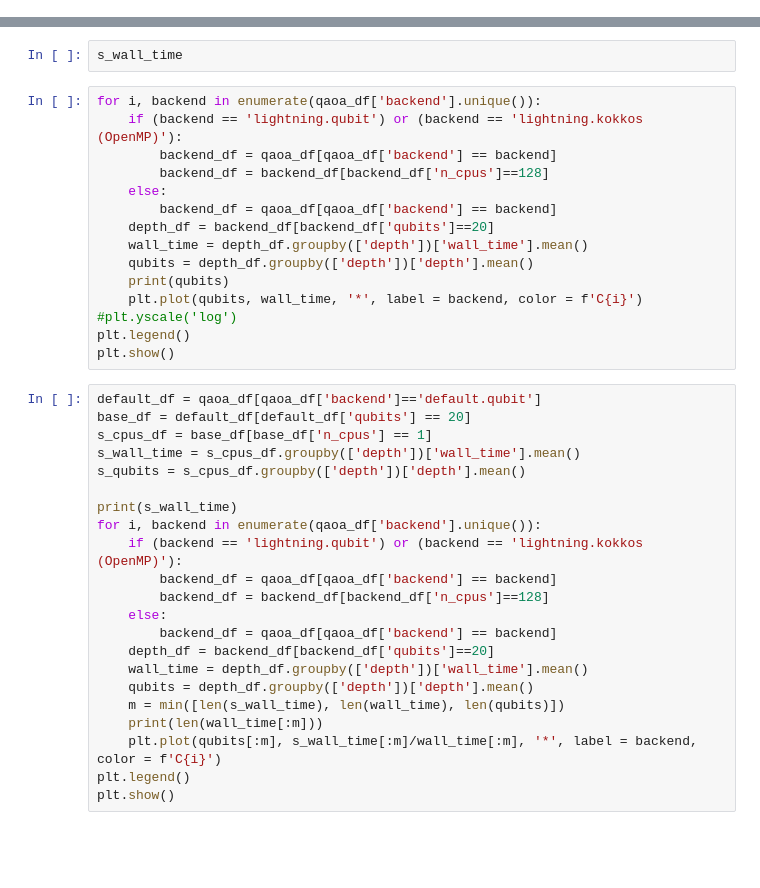
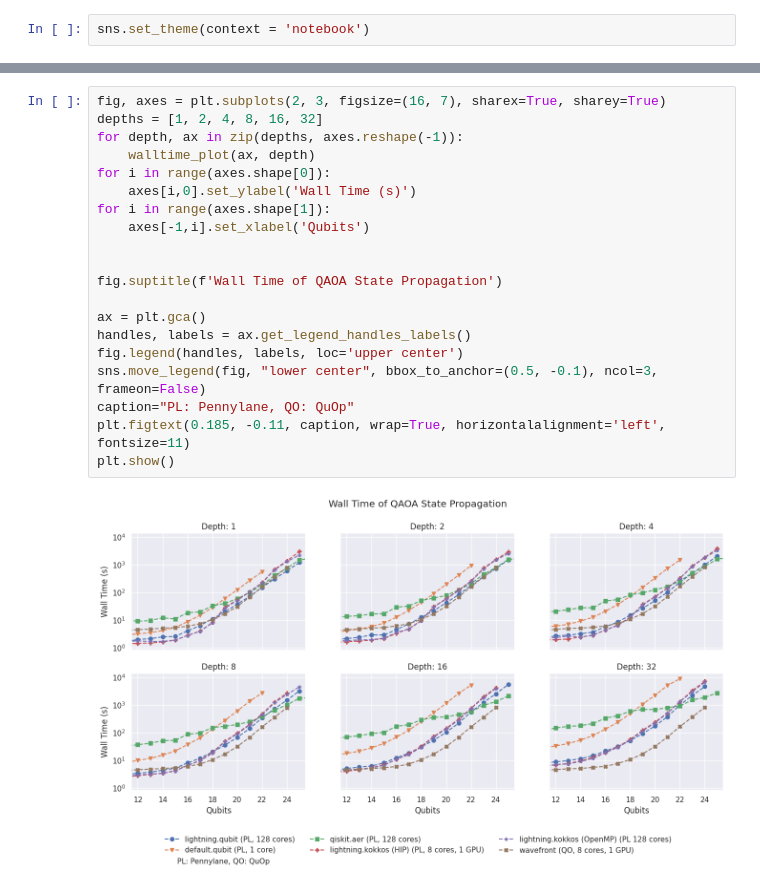
Before and after one commit to John-J-Tanner/Quantum_Benchmarking, a Jupyter notebook: analysis.ipynb, the cells around one changed output, grey strips where cells are left out. Cells and saved outputs as stored; diff of their text form; blank space fills up the shorter version.

Commit message:
plots for qaoa results

```diff
--- a/analysis.ipynb
+++ b/analysis.ipynb
@@ -59,0 +10,2 @@ qaoa_df.to_csv('test.csv')
+# %%
+sns.set_theme(context = 'notebook')
@@ -222,39 +113,22 @@ ValueError: x and y must have same first dimension, but have shapes (18,) and (2
-# %%
-s_wall_time
-# %%
-for i, backend in enumerate(qaoa_df['backend'].unique()):
-    if (backend == 'lightning.qubit') or (backend == 'lightning.kokkos (OpenMP)'):
-        backend_df = qaoa_df[qaoa_df['backend'] == backend]
-        backend_df = backend_df[backend_df['n_cpus']==128]
-    else:
-        backend_df = qaoa_df[qaoa_df['backend'] == backend]
-    depth_df = backend_df[backend_df['qubits']==20]
-    wall_time = depth_df.groupby(['depth'])['wall_time'].mean()
-    qubits = depth_df.groupby(['depth'])['depth'].mean()
-    print(qubits)
-    plt.plot(qubits, wall_time, '*', label = backend, color = f'C{i}')
-#plt.yscale('log')
-plt.legend()
-plt.show()
-# %%
-default_df = qaoa_df[qaoa_df['backend']=='default.qubit']
-base_df = default_df[default_df['qubits'] == 20]
-s_cpus_df = base_df[base_df['n_cpus'] == 1]
-s_wall_time = s_cpus_df.groupby(['depth'])['wall_time'].mean()
-s_qubits = s_cpus_df.groupby(['depth'])['depth'].mean()
-
-print(s_wall_time)
-for i, backend in enumerate(qaoa_df['backend'].unique()):
-    if (backend == 'lightning.qubit') or (backend == 'lightning.kokkos (OpenMP)'):
-        backend_df = qaoa_df[qaoa_df['backend'] == backend]
-        backend_df = backend_df[backend_df['n_cpus']==128]
-    else:
-        backend_df = qaoa_df[qaoa_df['backend'] == backend]
-    depth_df = backend_df[backend_df['qubits']==20]
-    wall_time = depth_df.groupby(['depth'])['wall_time'].mean()
-    qubits = depth_df.groupby(['depth'])['depth'].mean()
-    m = min([len(s_wall_time), len(wall_time), len(qubits)])
-    print(len(wall_time[:m]))
-    plt.plot(qubits[:m], s_wall_time[:m]/wall_time[:m], '*', label = backend, color = f'C{i}')
-plt.legend()
-plt.show()
+# %%
+fig, axes = plt.subplots(2, 3, figsize=(16, 7), sharex=True, sharey=True)
+depths = [1, 2, 4, 8, 16, 32]
+for depth, ax in zip(depths, axes.reshape(-1)):
+    walltime_plot(ax, depth)
+for i in range(axes.shape[0]):
+    axes[i,0].set_ylabel('Wall Time (s)')
+for i in range(axes.shape[1]):
+    axes[-1,i].set_xlabel('Qubits')
+
+
+fig.suptitle(f'Wall Time of QAOA State Propagation')
+
+ax = plt.gca()
+handles, labels = ax.get_legend_handles_labels()
+fig.legend(handles, labels, loc='upper center')
+sns.move_legend(fig, "lower center", bbox_to_anchor=(0.5, -0.1), ncol=3, frameon=False)
+caption="PL: Pennylane, QO: QuOp"
+plt.figtext(0.185, -0.11, caption, wrap=True, horizontalalignment='left', fontsize=11)
+plt.show()
+# %% [output]
+[figure, added]
```
Also changed, not shown: parts of 19 cells of this notebook, 1 other file.
